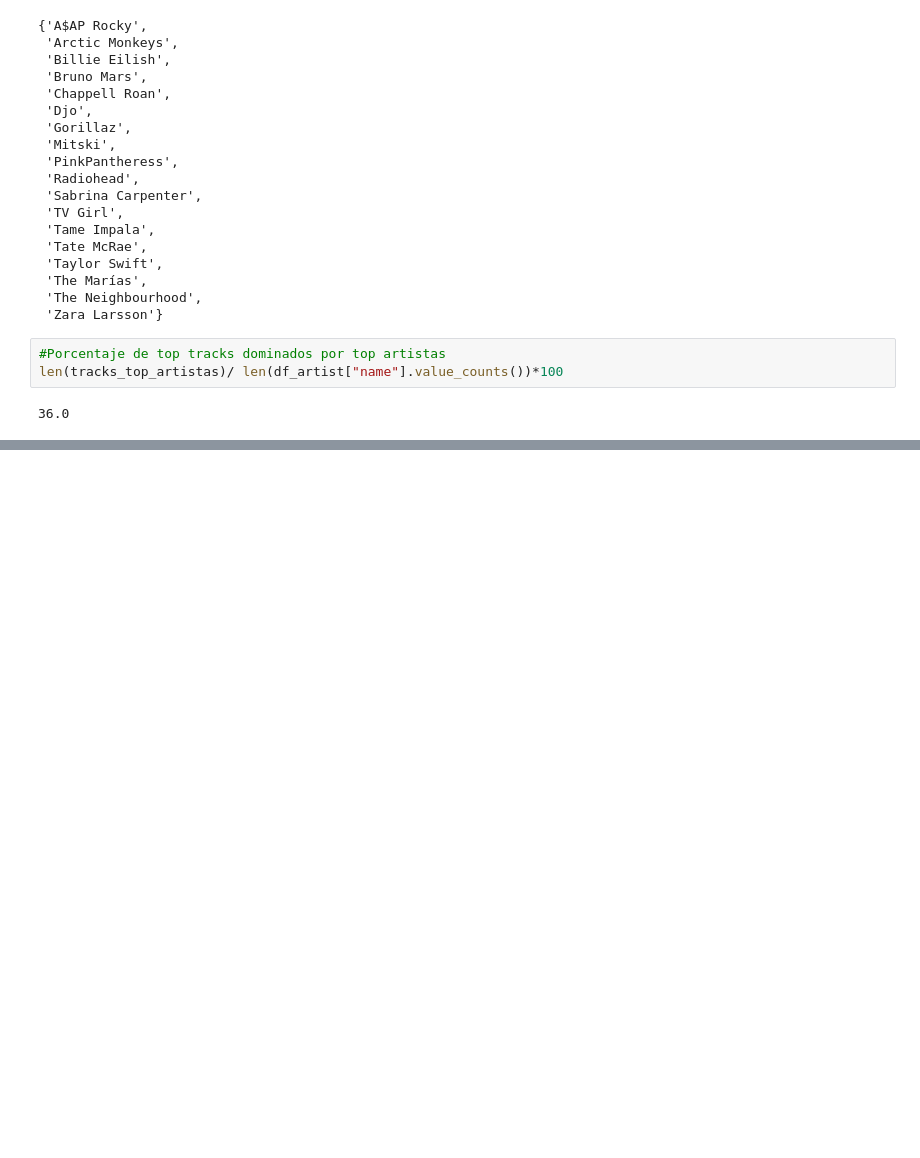
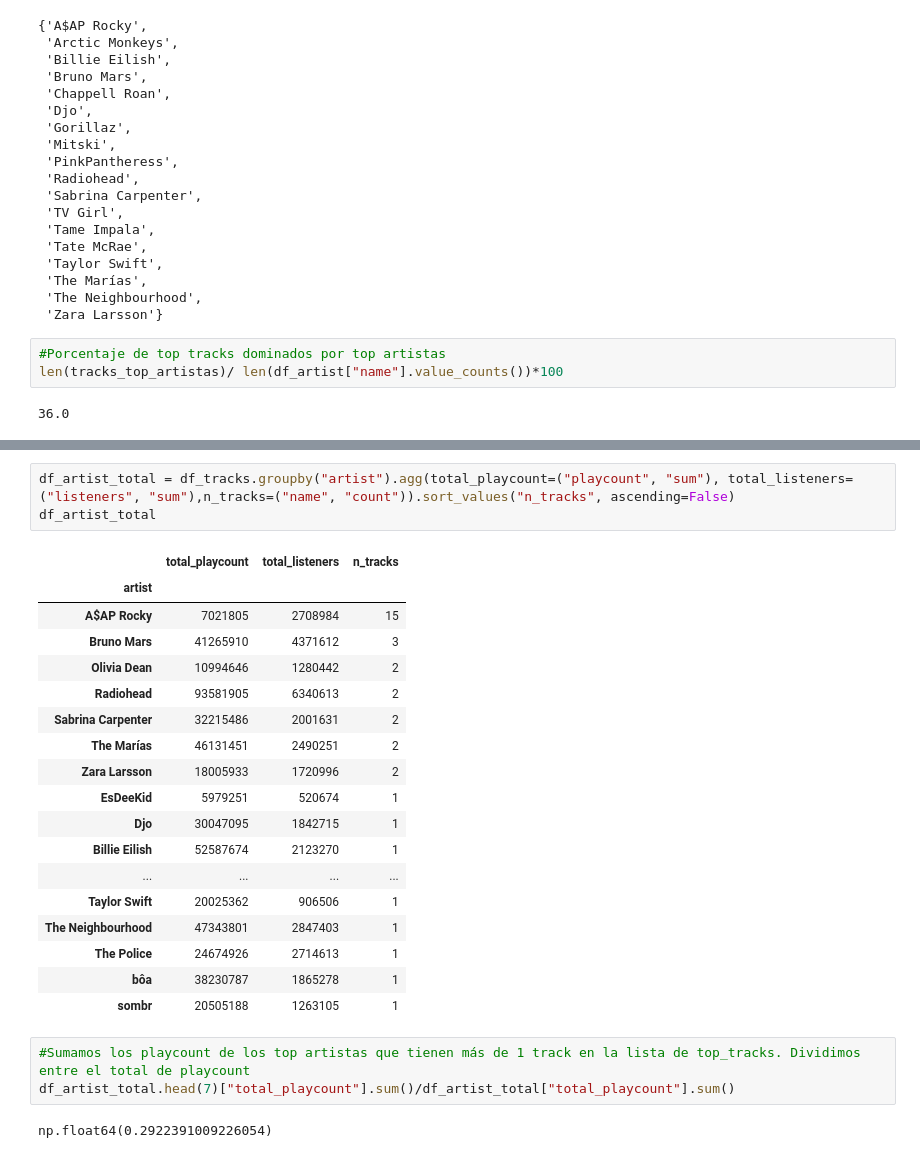
Before and after one commit to ArtiRamos/lastfm_data_analysis, a Jupyter notebook: Preguntas de análisis.ipynb, the cells around one changed output, grey strips where cells are left out. Saved outputs shown, nothing was run; the diff lists cells and outputs as text; blank space fills up the shorter version.

```diff
--- a/Preguntas de análisis.ipynb
+++ b/Preguntas de análisis.ipynb
@@ -236,0 +253,27 @@ len(tracks_top_artistas)/ len(df_artist["name"].value_counts())*100
+# %%
+df_artist_total = df_tracks.groupby("artist").agg(total_playcount=("playcount", "sum"), total_listeners=("listeners", "sum"),n_tracks=("name", "count")).sort_values("n_tracks", ascending=False)
+df_artist_total
+# %% [output]
+|  | total_playcount | total_listeners | n_tracks |
+| artist |  |  |  |
+| A$AP Rocky | 7021805 | 2708984 | 15 |
+| Bruno Mars | 41265910 | 4371612 | 3 |
+| Olivia Dean | 10994646 | 1280442 | 2 |
+| Radiohead | 93581905 | 6340613 | 2 |
+| Sabrina Carpenter | 32215486 | 2001631 | 2 |
+| The Marías | 46131451 | 2490251 | 2 |
+| Zara Larsson | 18005933 | 1720996 | 2 |
+| EsDeeKid | 5979251 | 520674 | 1 |
+| Djo | 30047095 | 1842715 | 1 |
+| Billie Eilish | 52587674 | 2123270 | 1 |
+| ... | ... | ... | ... |
+| Taylor Swift | 20025362 | 906506 | 1 |
+| The Neighbourhood | 47343801 | 2847403 | 1 |
+| The Police | 24674926 | 2714613 | 1 |
+| bôa | 38230787 | 1865278 | 1 |
+| sombr | 20505188 | 1263105 | 1 |
+# %%
+#Sumamos los playcount de los top artistas que tienen más de 1 track en la lista de top_tracks. Dividimos entre el total de playcount
+df_artist_total.head(7)["total_playcount"].sum()/df_artist_total["total_playcount"].sum()
+# %% [output]
+np.float64(0.2922391009226054)
```
Also changed, not shown: parts of 4 cells of this notebook.
